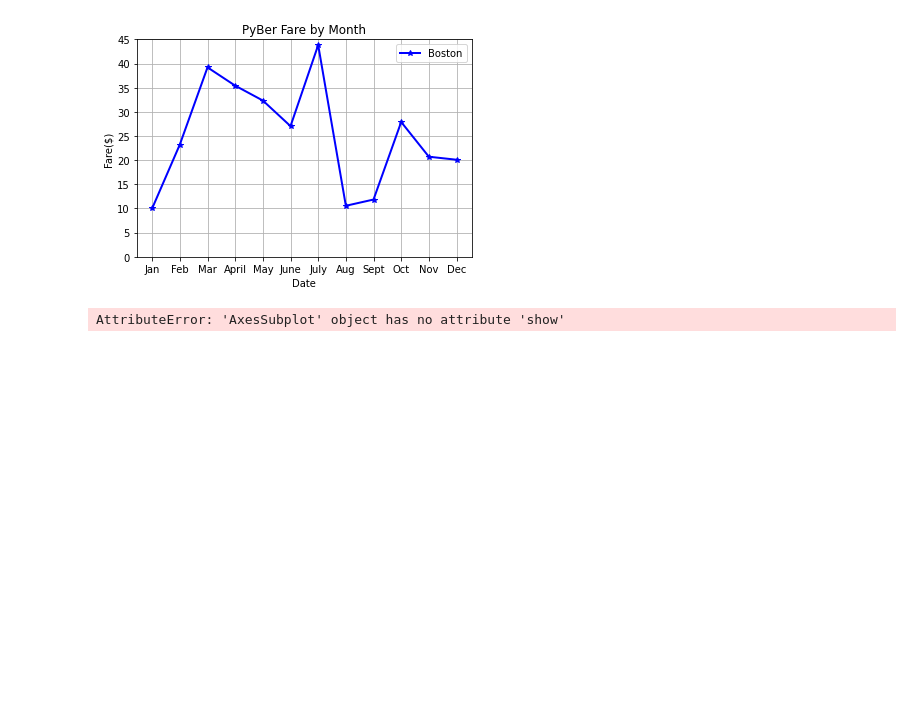
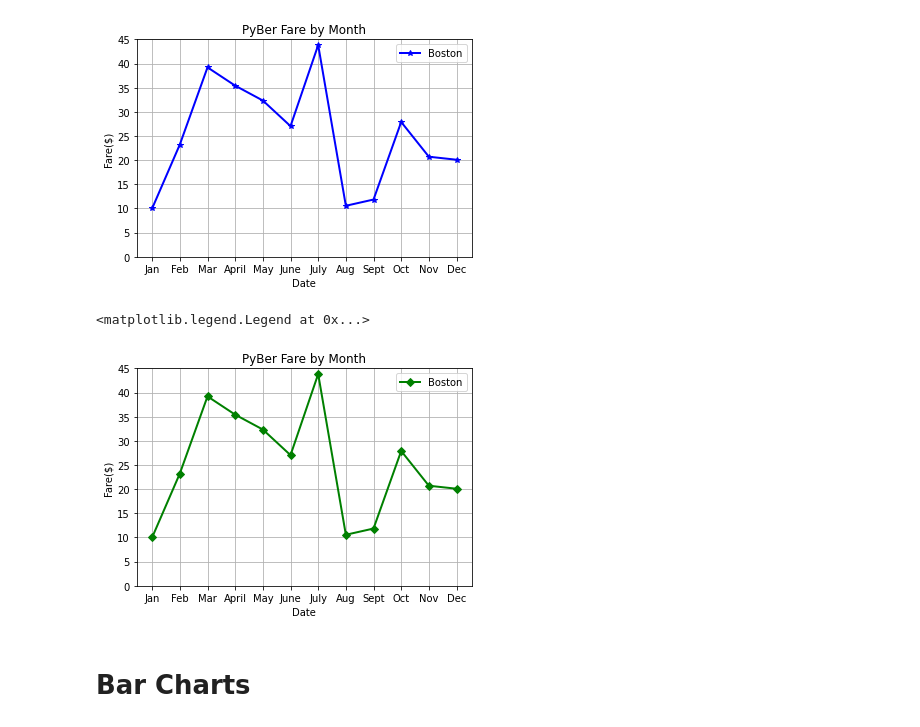
Before and after one commit to frostbrosracing/PyBer_Analysis, a Jupyter notebook: matplotlib_practice.ipynb, the cells around one changed output. Cells and saved outputs as stored; diff of their text form; code cells hidden in the pictures; blank space fills up the shorter version.

```diff
--- a/matplotlib_practice.ipynb
+++ b/matplotlib_practice.ipynb
@@ -69,13 +71,24 @@ plt.legend()
 <matplotlib.legend.Legend at 0x...>
 [figure]
 # %%
-ax.plot(x_axis, y_axis, marker="D", color="green", linewidth=2, label="Boston")
+# Create the plot with ax.plt()
+fig, ax = plt.subplots()
+
+# Create the plot.
+ax.plot(x_axis, y_axis, marker="D", color="green", linewidth=2, label='Boston')
+# Create labels for the x and y axes.
 ax.set_xlabel("Date")
 ax.set_ylabel("Fare($)")
+# Set the y limit between 0 and 45.
 ax.set_ylim(0, 45)
+# Create a title.
 ax.set_title("PyBer Fare by Month")
+# Add a grid.
 ax.grid()
+# Add the legend.
 ax.legend()
-ax.show()
 # %% [output]
-AttributeError: 'AxesSubplot' object has no attribute 'show'
+<matplotlib.legend.Legend at 0x...>
+[figure, added]
+# %% [markdown]
+# Bar Charts
```
Also changed, not shown: parts of 41 cells of this notebook, 5 other files.
